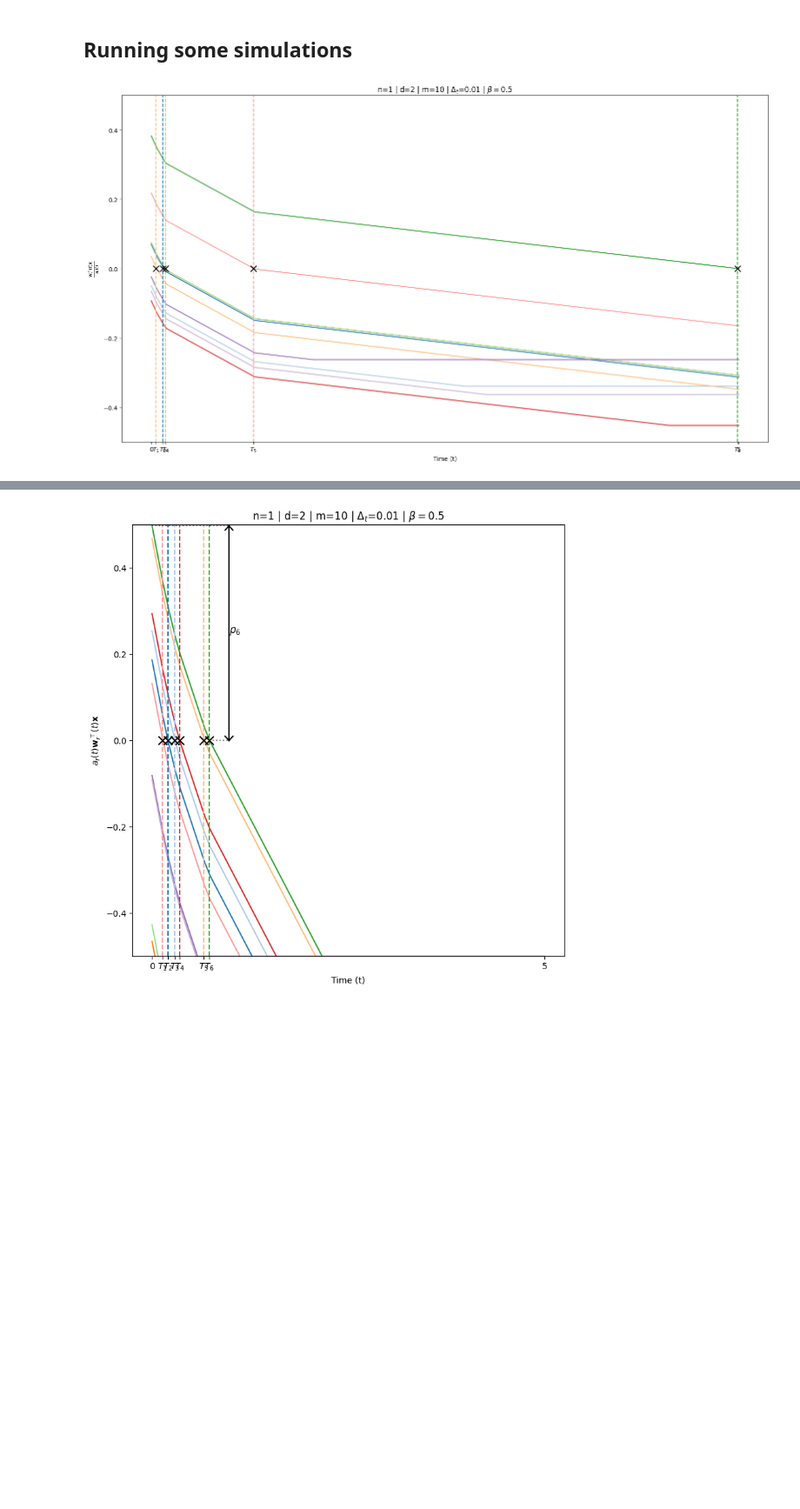
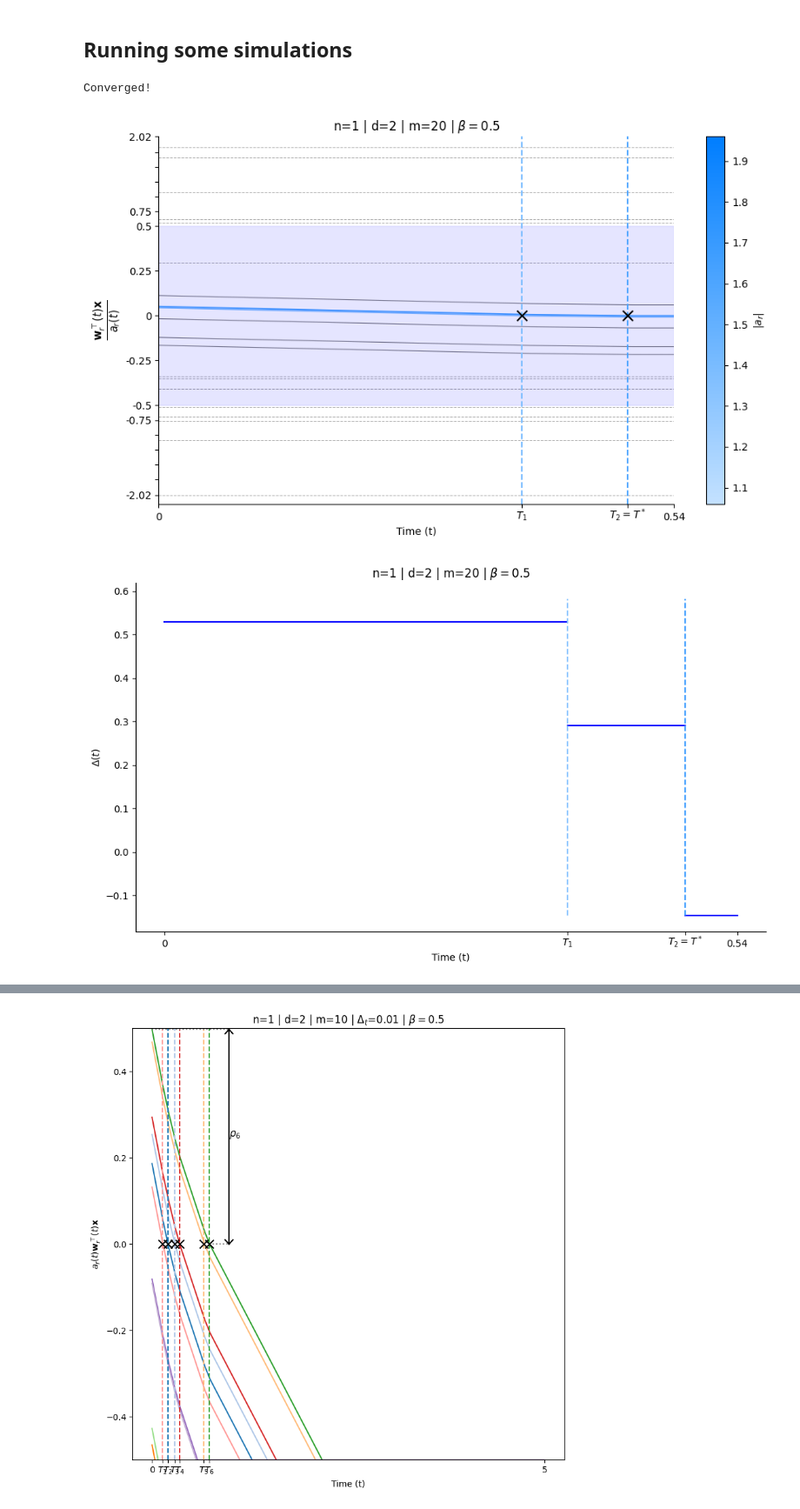
Before and after one commit to YanisBosch/NKT_Heaviside, a Jupyter notebook: main.ipynb, the cells around one changed output, grey strips where cells are left out. Shown at 87% size. Cells and saved outputs as stored; diff of their text form; code cells hidden in the pictures; blank space fills up the shorter version.

Commit message:
Improved plot visualising the evolution of the weights of the neural network

```diff
--- a/main.ipynb
+++ b/main.ipynb
@@ -420,3 +423,12 @@ np.random.uniform(0,1)
 # %% [markdown]
 ## Main code
+# %%
+def rescale(b,max,arr):
+    for i in range(np.shape(arr)[0]):
+        for j in range(np.shape(arr)[1]):
+            if np.abs(arr[i][j]) > b:
+                sign = np.sign(arr[i][j])
+                val = abs(arr[i][j])
+                arr[i][j] = sign*float(((val+max-2*b)/(max-b))*b)
+    return(arr)
 # %%
@@ -530,6 +693,8 @@ def show_awr(d,m,b,t,num,train_a = True,arrow_size = 0.02, want_flat_end = False
 # %% [markdown]
 ## Running some simulations
 # %%
-show_awr(d=2,m=10,b=0.5,t=0.01,num=500,train_a = False,rademacher=False)
+show_awr(d=2,m=20,b=0.5,t=0.001,num=0,delta_max=2,train_a = False,rademacher=False,rescale_y_Axis=True)
 # %% [output]
+Converged!
-[figure, old version]
+[figure, new version]
+[figure, added]
```
Also changed, not shown: parts of 6 cells of this notebook, 1 other file.
